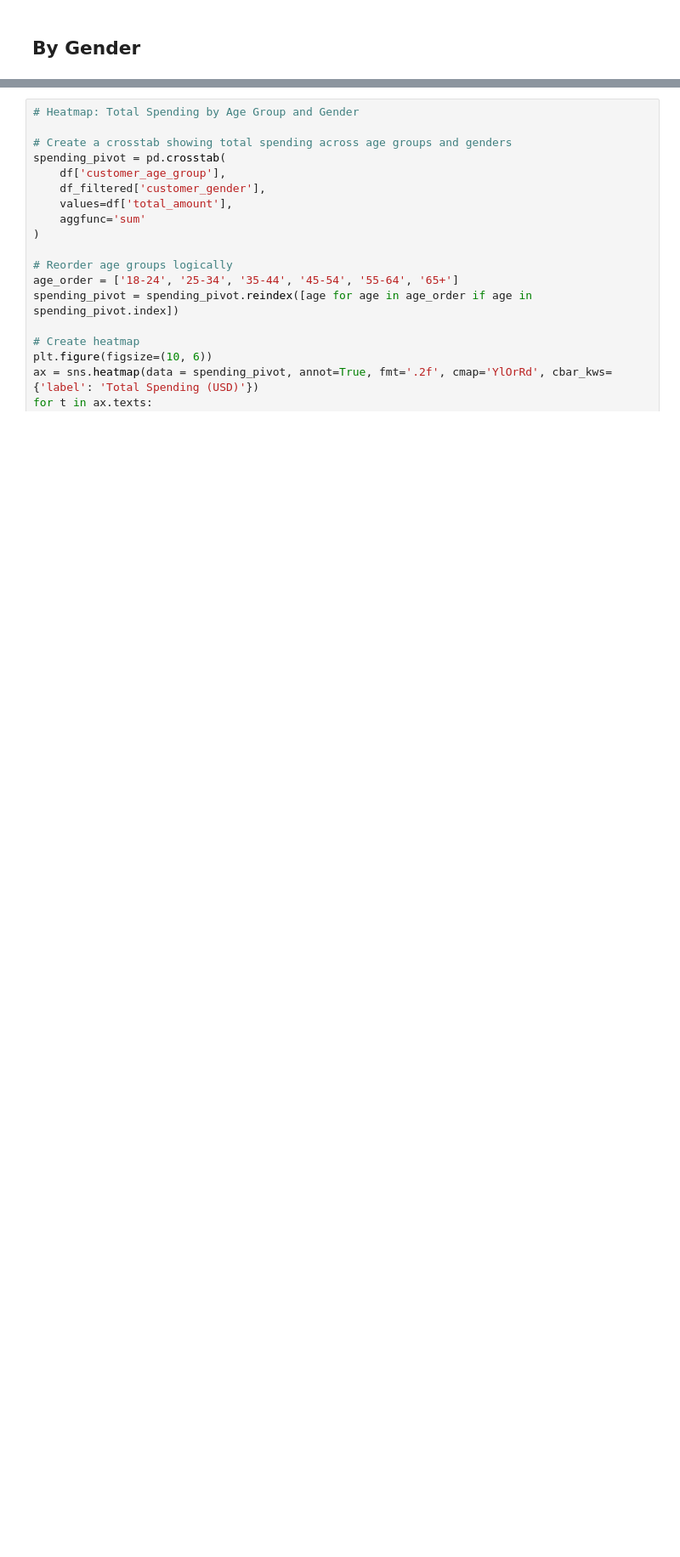
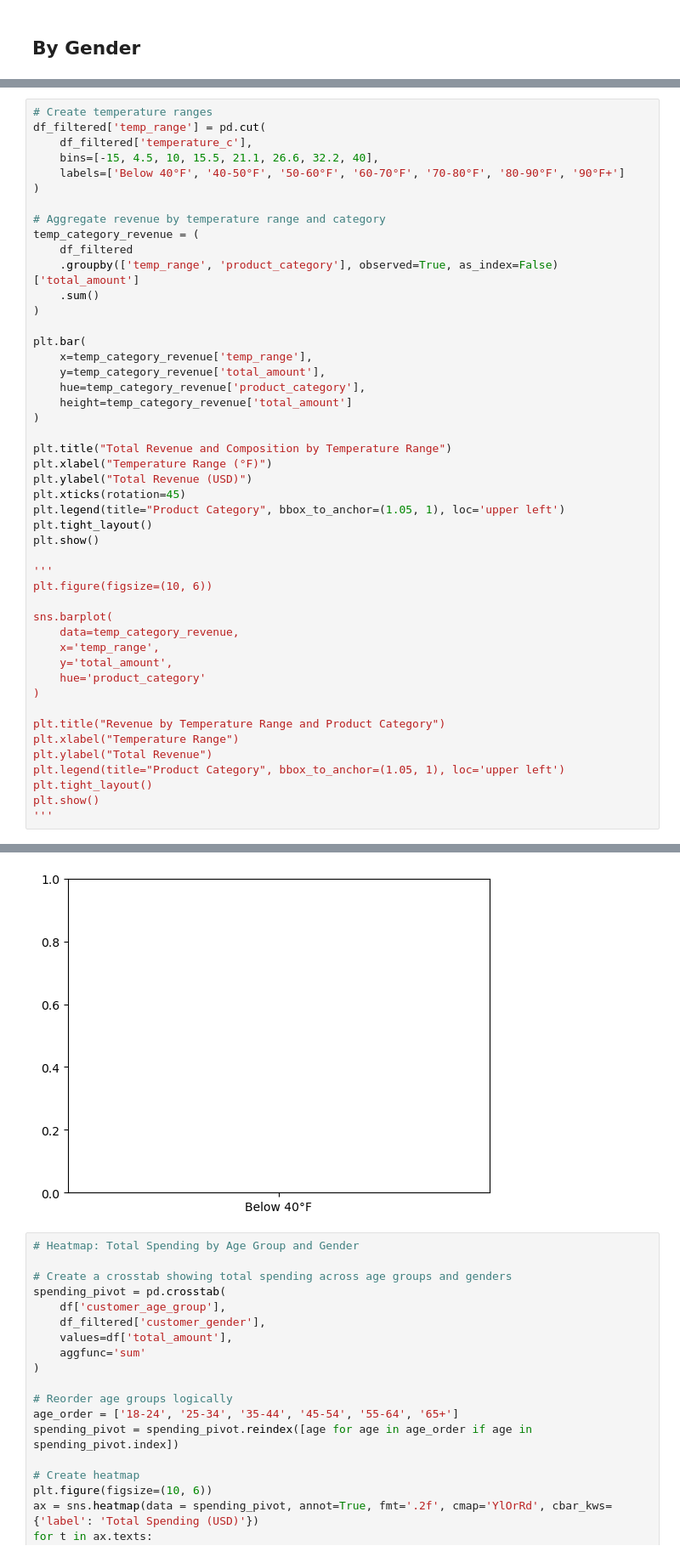
Before and after one commit to nikhilgarg614/ISDA140CoffeeSalesProject, a Jupyter notebook: FinalProjectISDA140_Gabriel-Nikill.ipynb, the cells around one changed output, grey strips where cells are left out. Shown at 85% size. Cells and saved outputs as stored; diff of their text form; blank space fills up the shorter version.

```diff
--- a/FinalProjectISDA140_Gabriel-Nikill.ipynb
+++ b/FinalProjectISDA140_Gabriel-Nikill.ipynb
@@ -258,0 +243,48 @@ plt.show()
+# %%
+# Create temperature ranges
+df_filtered['temp_range'] = pd.cut(
+    df_filtered['temperature_c'],
+    bins=[-15, 4.5, 10, 15.5, 21.1, 26.6, 32.2, 40],
+    labels=['Below 40°F', '40-50°F', '50-60°F', '60-70°F', '70-80°F', '80-90°F', '90°F+']
+)
+
+# Aggregate revenue by temperature range and category
+temp_category_revenue = (
+    df_filtered
+    .groupby(['temp_range', 'product_category'], observed=True, as_index=False)['total_amount']
+    .sum()
+)
+
+plt.bar(
+    x=temp_category_revenue['temp_range'],
+    y=temp_category_revenue['total_amount'],
+    hue=temp_category_revenue['product_category'],
+    height=temp_category_revenue['total_amount']
+)
+
+plt.title("Total Revenue and Composition by Temperature Range")
+plt.xlabel("Temperature Range (°F)")
+plt.ylabel("Total Revenue (USD)")
+plt.xticks(rotation=45)
+plt.legend(title="Product Category", bbox_to_anchor=(1.05, 1), loc='upper left')
+plt.tight_layout()
+plt.show()
+
+'''
+plt.figure(figsize=(10, 6))
+
+sns.barplot(
+    data=temp_category_revenue,
+    x='temp_range',
+    y='total_amount',
+    hue='product_category'
+)
+
+plt.title("Revenue by Temperature Range and Product Category")
+plt.xlabel("Temperature Range")
+plt.ylabel("Total Revenue")
+plt.legend(title="Product Category", bbox_to_anchor=(1.05, 1), loc='upper left')
+plt.tight_layout()
+plt.show()
+'''
+# %% [output]
@@ -259,3 +292,4 @@ plt.show()
+[figure, added]
 # %%
 # Heatmap: Total Spending by Age Group and Gender
 
```
Also changed, not shown: parts of 7 cells of this notebook.
